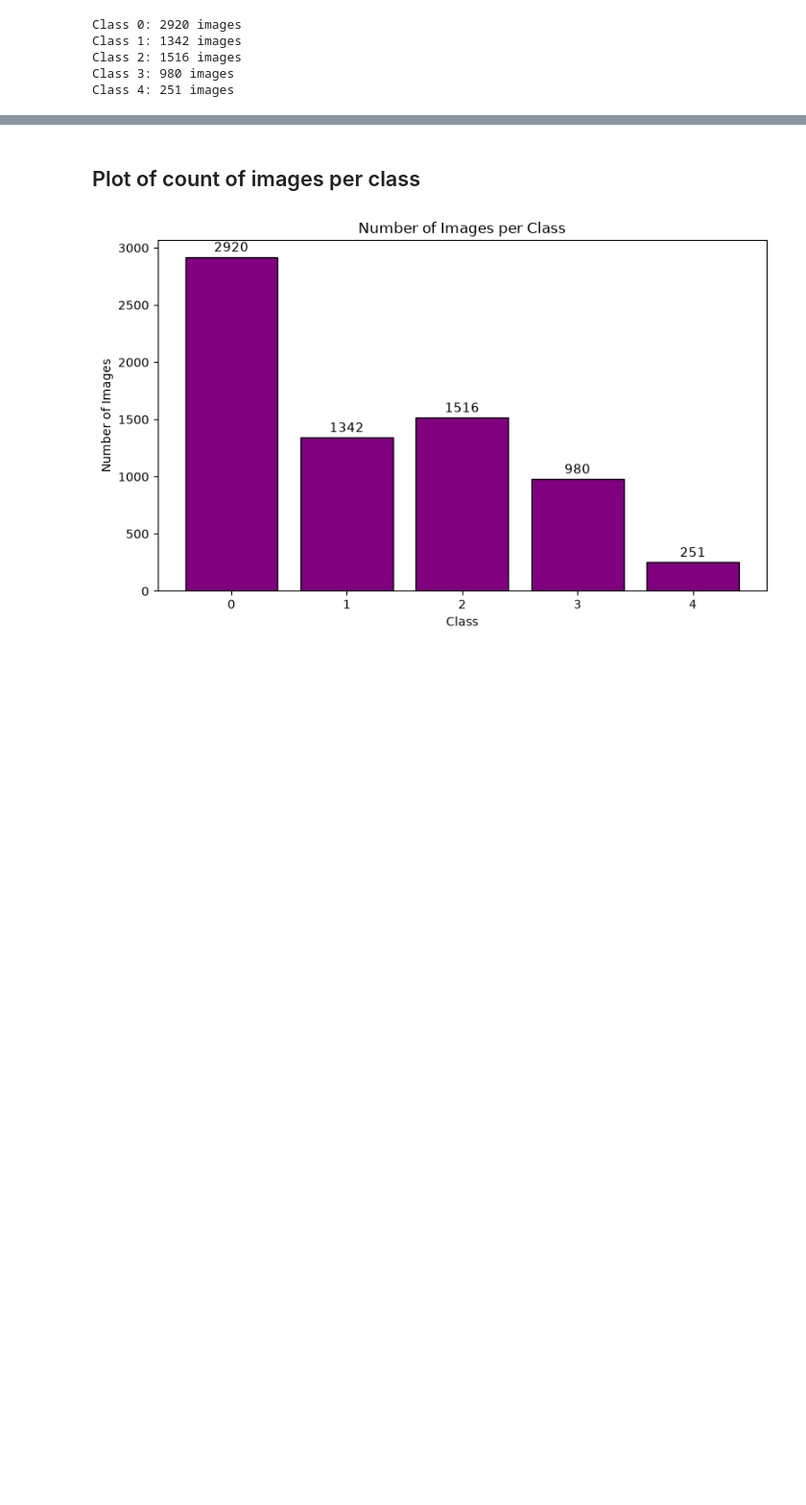
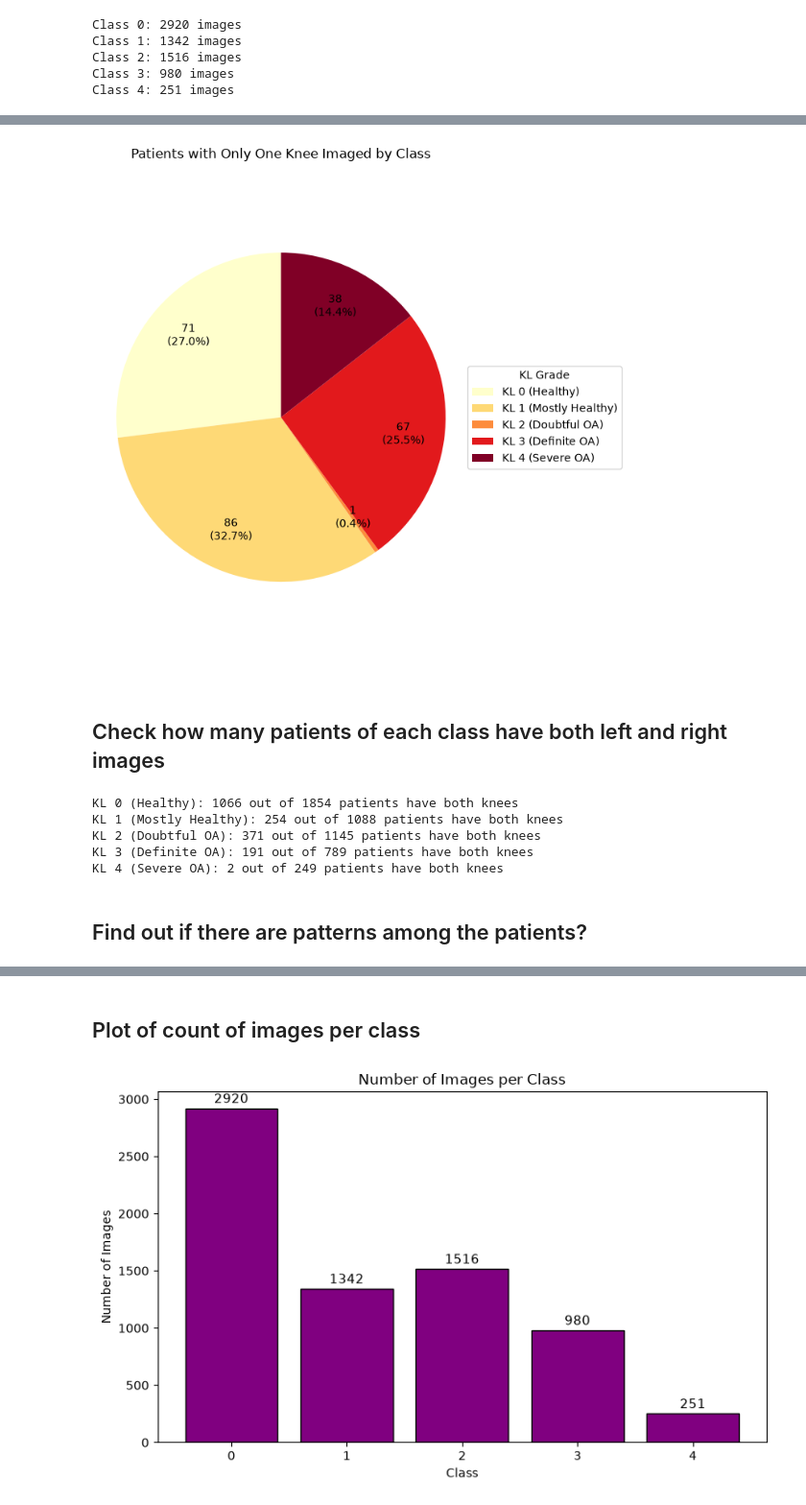
Before and after one commit to mikakia/knee_osteo, a Jupyter notebook: notebooks/eda.ipynb, the cells around one changed output, grey strips where cells are left out. Shown at 96% size. Drawn from its saved outputs; the diff is of its cells as text; code cells hidden in the pictures; blank space fills up the shorter version.

Commit message:
Patient both knees and one knee EDA

```diff
--- a/notebooks/eda.ipynb
+++ b/notebooks/eda.ipynb
@@ -63,0 +94,12 @@ torch.Size([3, 224, 224])
+# %%
+all_patient_ids = set()
+for path, label in knee_images.samples:
+    filename = os.path.basename(path)
+    name_no_ext = os.path.splitext(filename)[0]
+    match = re.match(r'(\d+)([LR])', name_no_ext)
+    if match:
+        patient_id, side = match.groups()
+        all_patient_ids.add(patient_id)
+
+unique_patients = len(all_patient_ids)
+print(f"Total unique patients in dataset: {unique_patients}")
@@ -63,0 +136,15 @@ torch.Size([3, 224, 224])
+# %%
+# Patients with only one knee image
+only_one_knee = {pid: knees for pid, knees in patient_knees.items() if len(knees) == 1}
+
+print(f"Total patients with only one knee: {len(only_one_knee)}")
+
+only_one_class_counts = Counter()
+for knees in only_one_knee.values():
+    side, class_idx = next(iter(knees.items()))
+    only_one_class_counts[class_idx] += 1
+
+print("\nPatients with only one knee by class:")
+for class_idx in range(len(class_labels)):
+    count = only_one_class_counts.get(class_idx, 0)
+    print(f"{class_labels[class_idx]}: {count} patients")
@@ -63,0 +160,21 @@ torch.Size([3, 224, 224])
+# %%
+counts = [only_one_class_counts.get(c, 0) for c in range(len(class_labels))]
+labels = [class_labels[c] for c in range(len(class_labels))]
+colors = plt.cm.YlOrRd([i/4 for i in range(5)])
+def make_autopct(values):
+    def my_autopct(pct):
+        count = round(pct * sum(values) / 100.0)
+        return f'{count}\n({pct:.1f}%)'
+    return my_autopct
+
+plt.figure(figsize=(7, 7))
+plt.pie(counts, autopct=make_autopct(counts), startangle=90, colors=colors, pctdistance=0.75)
+plt.legend(labels, title="KL Grade", loc="center left", bbox_to_anchor=(1, 0, 0.5, 1))
+plt.title('Patients with Only One Knee Imaged by Class')
+plt.axis('equal')
+plt.tight_layout()
+plt.show()
+# %% [output]
+[figure, added]
+# %% [markdown]
+## Check how many patients of each class have both left and right images
@@ -63,0 +215,13 @@ torch.Size([3, 224, 224])
+# %%
+results = count_patients_with_both_knees(knee_images, class_labels)
+
+for class_idx, info in results.items():
+    print(f"{class_labels[class_idx]}: {info['both']} out of {info['total_patients']} patients have both knees")
+# %% [output]
+KL 0 (Healthy): 1066 out of 1854 patients have both knees
+KL 1 (Mostly Healthy): 254 out of 1088 patients have both knees
+KL 2 (Doubtful OA): 371 out of 1145 patients have both knees
+KL 3 (Definite OA): 191 out of 789 patients have both knees
+KL 4 (Severe OA): 2 out of 249 patients have both knees
+# %% [markdown]
+## Find out if there are patterns among the patients?
```
Also changed, not shown: parts of 22 cells of this notebook.
